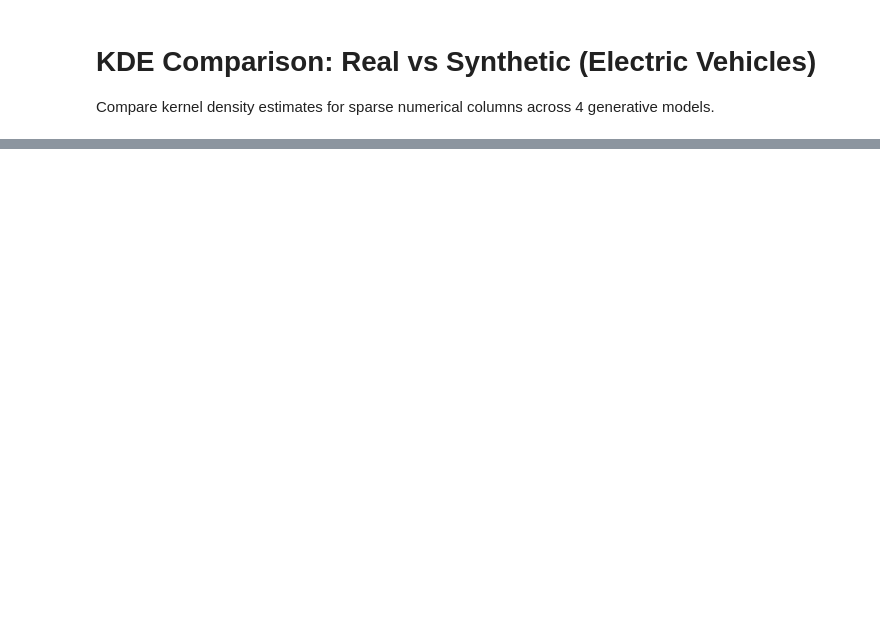
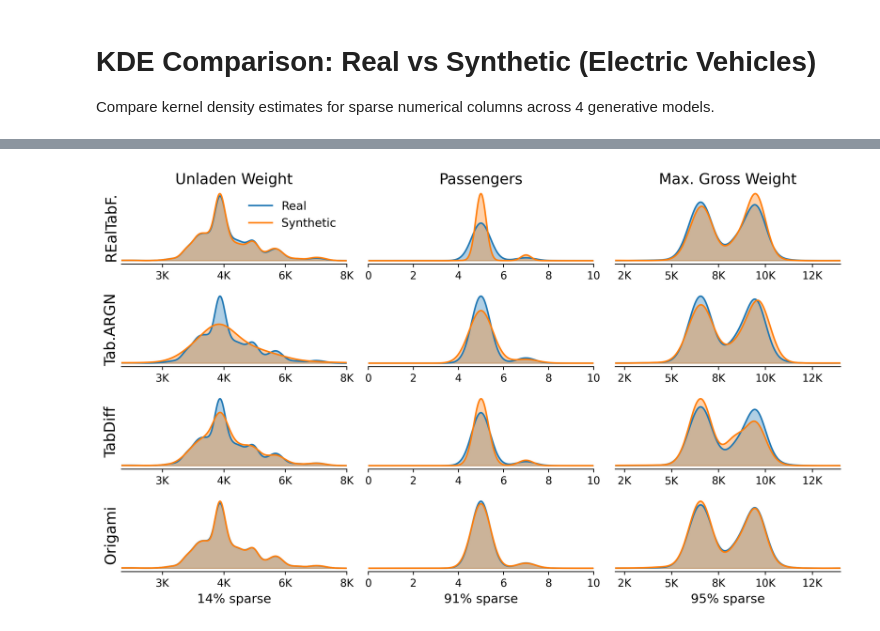
Before and after one commit to rueckstiess/origami-jsynth, a Jupyter notebook: notebooks/kde_electric_vehicles.ipynb, the cells around one changed output, grey strips where cells are left out. Cells and saved outputs as stored; diff of their text form; code cells hidden in the pictures; blank space fills up the shorter version.

```diff
--- a/notebooks/kde_electric_vehicles.ipynb
+++ b/notebooks/kde_electric_vehicles.ipynb
@@ -100,31 +102,35 @@ for row, model in enumerate(MODEL_ORDER):
 
         # Remove frame but keep bottom x-axis line
         ax.spines["top"].set_visible(False)
         ax.spines["right"].set_visible(False)
         ax.spines["left"].set_visible(False)
 
         # Show x-axis ticks on every plot, at most 5
         ax.xaxis.set_major_locator(MaxNLocator(nbins=5))
         ax.tick_params(axis="x", length=3)
 
         if row == 0:
             ax.set_title(COL_TITLES[column], fontsize=14)
         if col_idx == 0:
             ax.set_ylabel(model, fontsize=14, rotation=90, labelpad=10, va="center")
 
         # Sparsity label on bottom row
         if row == len(MODEL_ORDER) - 1:
             sparsity = 1.0 - real_df[column].notna().mean()
             ax.set_xlabel(f"{sparsity:.0%} sparse", fontsize=12)
 
         # K suffix formatter
         if hi > 1000:
-            ax.xaxis.set_major_formatter(FuncFormatter(lambda x, _: f"{x / 1000:.0f}K" if x >= 1000 else f"{x:.0f}"))
+            ax.xaxis.set_major_formatter(
+                FuncFormatter(lambda x, _: f"{x / 1000:.0f}K" if x >= 1000 else f"{x:.0f}")
+            )
 
 # Legend on top-right subplot
 axes[0, 0].legend(fontsize=11, loc="upper right", frameon=False)
 
 plt.tight_layout()
 plt.savefig("kde_electric_vehicles.pdf", bbox_inches="tight", dpi=300)
 plt.savefig("kde_electric_vehicles.png", bbox_inches="tight", dpi=300, transparent=True)
 plt.show()
+# %% [output]
+[figure, added]
```
Also changed, not shown: parts of 1 cell of this notebook, 31 other files.
